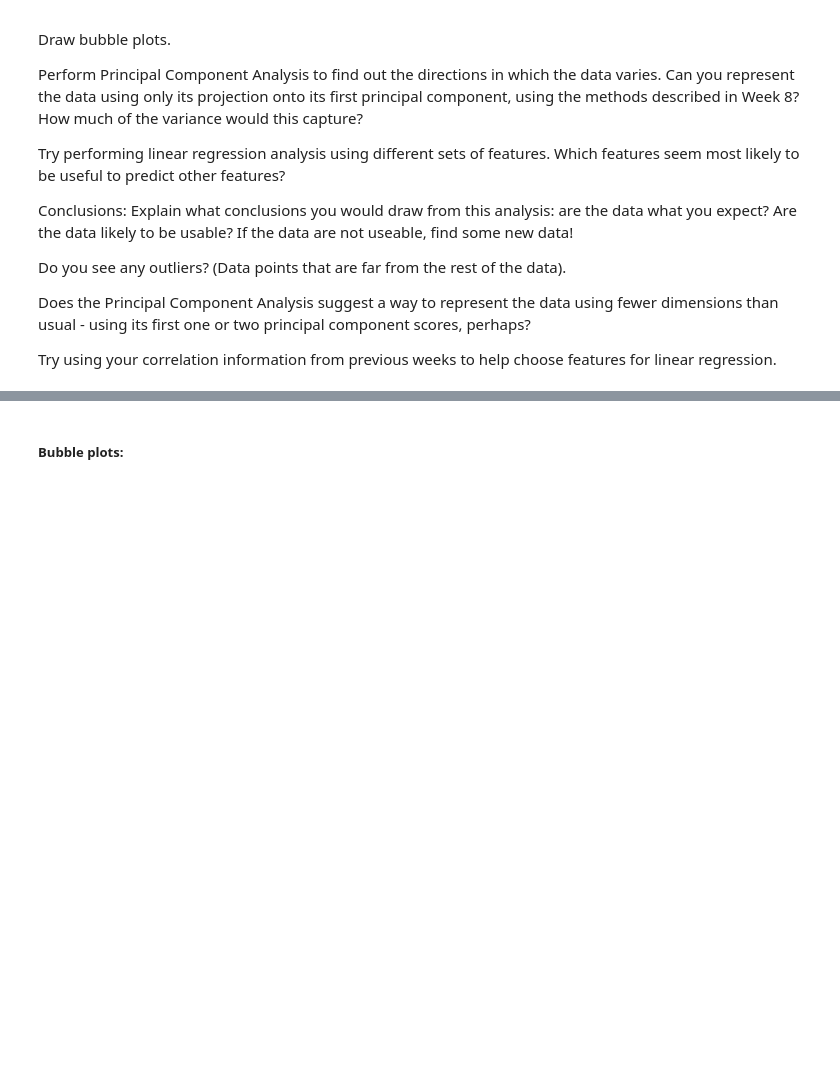
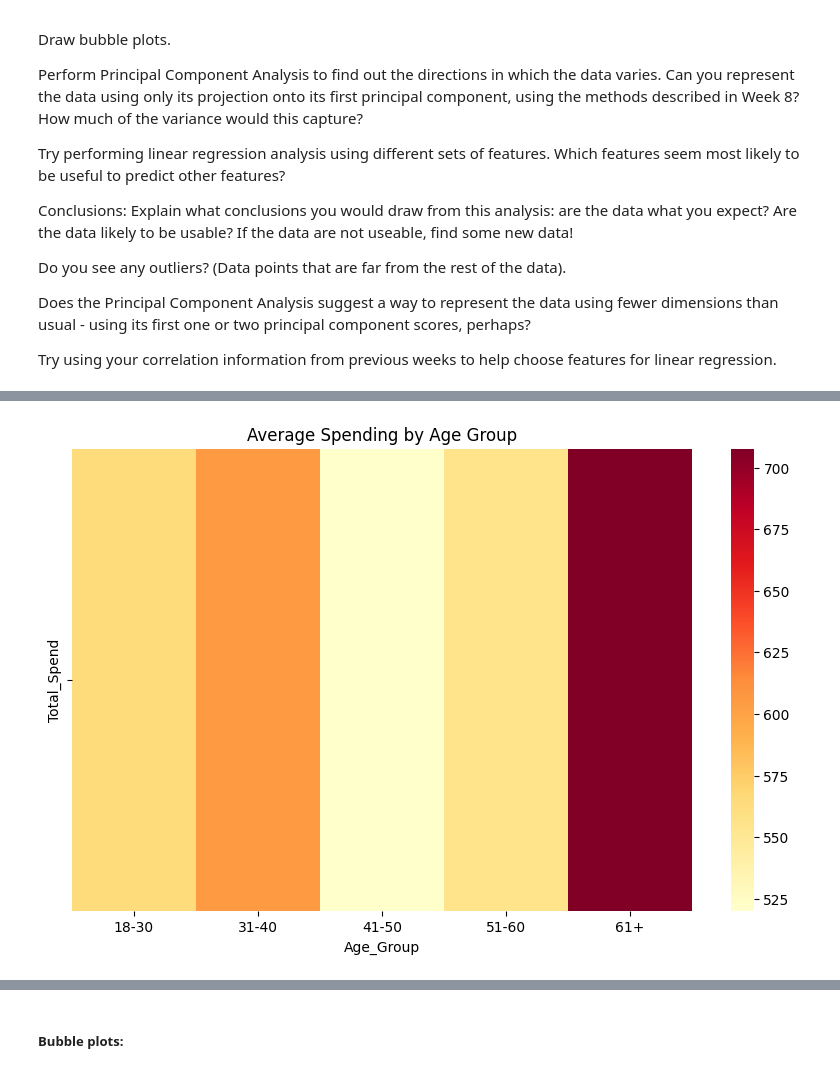
Before and after one commit to paumar2/DX699-MODB2, a Jupyter notebook: Week9.ipynb, the cells around one changed output, grey strips where cells are left out. Cells and saved outputs as stored; diff of their text form; code cells hidden in the pictures; blank space fills up the shorter version.

Commit message:
created heatmaps for marketing_campaign df

```diff
--- a/Week9.ipynb
+++ b/Week9.ipynb
@@ -66 +66,7 @@ Try using your correlation information from previous weeks to help choose featur
 ##### Heatmaps:
+# %%
+#load dataset
+marketing_campaign = pd.read_csv("marketing_campaign.csv", sep=';')
+marketing_campaign.dropna(inplace=True)
+marketing_campaign = marketing_campaign.drop(columns=['Z_CostContact', 'Z_Revenue'])
+marketing_campaign.head(10)
@@ -67,2 +86,20 @@ Try using your correlation information from previous weeks to help choose featur
 # %%
+#imports
+import seaborn as sns
 #heatmap code
+#analyze customer behavior by age group
+marketing_campaign['Age'] = 2025 - marketing_campaign['Year_Birth'] #calculate age
+#make age bins
+marketing_campaign['Age_Group'] = pd.cut(marketing_campaign['Age'], bins = [18, 30, 40, 50, 60, 80], labels=['18-30', '31-40', '41-50', '51-60', '61+'])
+#combine amount spent across all categories to find total spend
+spend_cat = ['MntWines', 'MntFruits', 'MntMeatProducts', 'MntFishProducts', 'MntSweetProducts', 'MntGoldProds']
+marketing_campaign['Total_Spend'] = marketing_campaign[spend_cat].sum(axis=1)
+#group and aggregate spending
+age_spend = marketing_campaign.groupby('Age_Group', observed=True)[['Total_Spend']].mean()
+#heatmap code
+plt.figure(figsize=(10, 6))
+sns.heatmap(age_spend.T, cmap='YlOrRd')
+plt.title("Average Spending by Age Group")
+plt.show()
+# %% [output]
+[figure, added]
```
Also changed, not shown: parts of 7 cells of this notebook.
